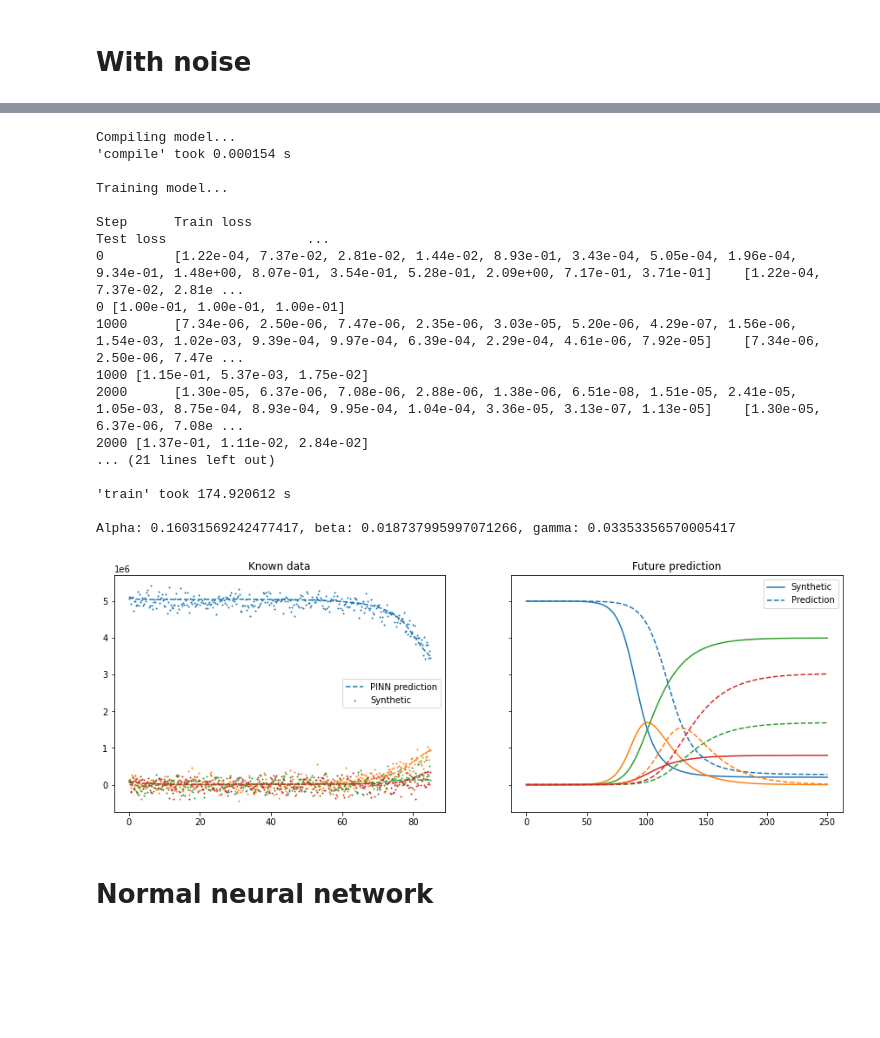
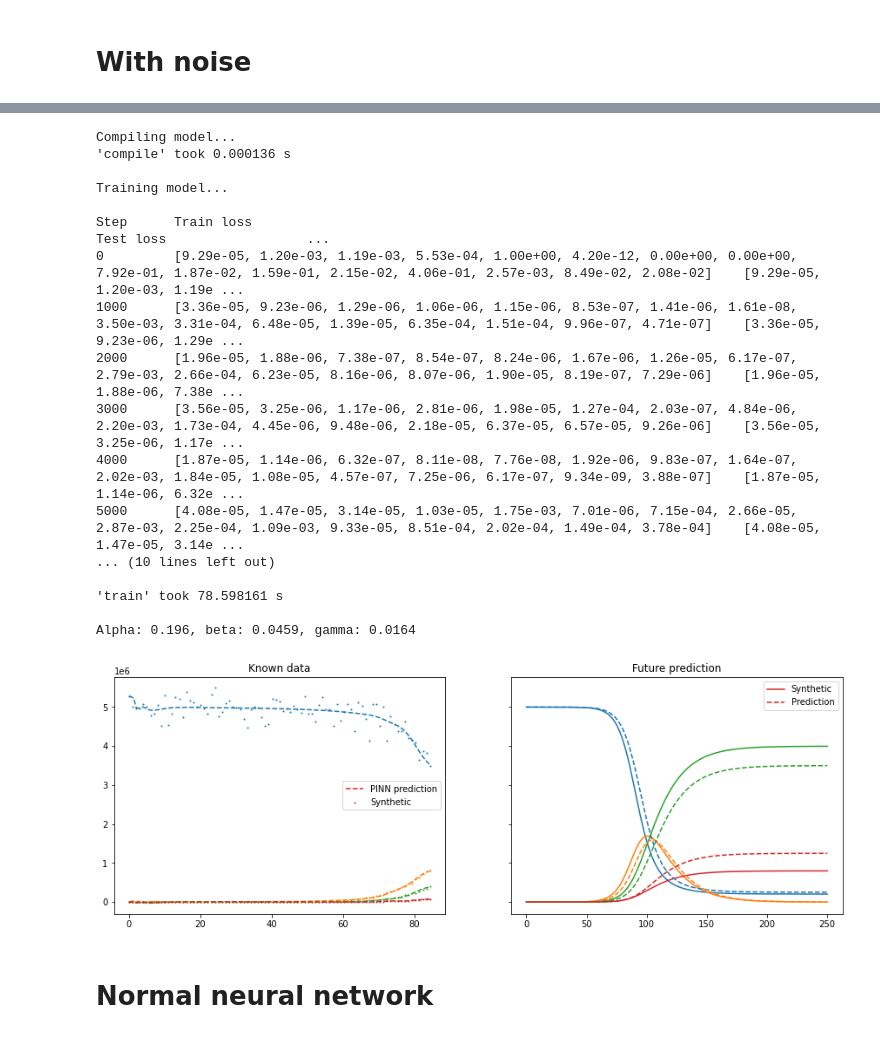
Before and after one commit to Jhammerh92/Deep_Learning_Project_PINN, a Jupyter notebook: DINN_implementation/SIRD_deepxde.ipynb, the cells around one changed output, grey strips where cells are left out. Drawn from its saved outputs; the diff is of its cells as text; code cells hidden in the pictures; blank space fills up the shorter version.

```diff
--- a/DINN_implementation/SIRD_deepxde.ipynb
+++ b/DINN_implementation/SIRD_deepxde.ipynb
@@ -181,7 +185,7 @@ t_bool = t_synth < max_timestep
 t = t_synth[t_bool]
 wsol = wsol_synth[t_bool]
 # %%
-wsol = solver.add_noise(wsol, scale=150000)
+wsol = solver.add_noise(wsol, scale_pct=0.05)
 # %%
 solver.plot_SIRD_scatter(t, wsol)
 # %% [output]
@@ -255,39 +259,39 @@ Alpha: 0.2290877401828766, beta: 0.053968556225299835, gamma: 0.0158511325716972
 # %%
 max_timestep = 85
 t_bool = t_synth < max_timestep
 t = t_synth[t_bool]
 wsol = wsol_synth[t_bool]
-wsol = solver.add_noise(wsol, scale=150000)
+wsol = solver.add_noise(wsol, scale_pct=0.05)
 
 model_noise_less = SIRD_deepxde_net(t, wsol)
 model_noise_less.init_model(print_every=1000)
 model_noise_less.train_model(iterations=10000)
-alpha_nn, beta_nn, gamma_nn = model_noise_less.get_predicted_params()
+alpha_nn, beta_nn, gamma_nn = model_noise_less.get_best_params()
 print(f'Alpha: {alpha_nn}, beta: {beta_nn}, gamma: {gamma_nn}')
 t_nn_param, wsol_nn_param, N_nn_param = solver.solve_SIRD(alpha_nn, beta_nn, gamma_nn)
 model_noise_less.set_synthetic_data(t_synth, wsol_synth)
 model_noise_less.set_nn_synthetic_data(t_nn_param, wsol_nn_param)
 plot_noise_less = Plot(model_noise_less)
 plot_noise_less.show_known_and_prediction()
 # %% [output]
 Compiling model...
-'compile' took 0.000154 s
+'compile' took 0.000136 s
 
 Training model...
 
 Step      Train loss                                                                                                                                                          Test loss                  ...
-0         [1.22e-04, 7.37e-02, 2.81e-02, 1.44e-02, 8.93e-01, 3.43e-04, 5.05e-04, 1.96e-04, 9.34e-01, 1.48e+00, 8.07e-01, 3.54e-01, 5.28e-01, 2.09e+00, 7.17e-01, 3.71e-01]    [1.22e-04, 7.37e-02, 2.81e ...
-0 [1.00e-01, 1.00e-01, 1.00e-01]
-1000      [7.34e-06, 2.50e-06, 7.47e-06, 2.35e-06, 3.03e-05, 5.20e-06, 4.29e-07, 1.56e-06, 1.54e-03, 1.02e-03, 9.39e-04, 9.97e-04, 6.39e-04, 2.29e-04, 4.61e-06, 7.92e-05]    [7.34e-06, 2.50e-06, 7.47e ...
-1000 [1.15e-01, 5.37e-03, 1.75e-02]
-2000      [1.30e-05, 6.37e-06, 7.08e-06, 2.88e-06, 1.38e-06, 6.51e-08, 1.51e-05, 2.41e-05, 1.05e-03, 8.75e-04, 8.93e-04, 9.95e-04, 1.04e-04, 3.36e-05, 3.13e-07, 1.13e-05]    [1.30e-05, 6.37e-06, 7.08e ...
-2000 [1.37e-01, 1.11e-02, 2.84e-02]
-... (21 lines left out)
+0         [9.29e-05, 1.20e-03, 1.19e-03, 5.53e-04, 1.00e+00, 4.20e-12, 0.00e+00, 0.00e+00, 7.92e-01, 1.87e-02, 1.59e-01, 2.15e-02, 4.06e-01, 2.57e-03, 8.49e-02, 2.08e-02]    [9.29e-05, 1.20e-03, 1.19e ...
+1000      [3.36e-05, 9.23e-06, 1.29e-06, 1.06e-06, 1.15e-06, 8.53e-07, 1.41e-06, 1.61e-08, 3.50e-03, 3.31e-04, 6.48e-05, 1.39e-05, 6.35e-04, 1.51e-04, 9.96e-07, 4.71e-07]    [3.36e-05, 9.23e-06, 1.29e ...
+2000      [1.96e-05, 1.88e-06, 7.38e-07, 8.54e-07, 8.24e-06, 1.67e-06, 1.26e-05, 6.17e-07, 2.79e-03, 2.66e-04, 6.23e-05, 8.16e-06, 8.07e-06, 1.90e-05, 8.19e-07, 7.29e-06]    [1.96e-05, 1.88e-06, 7.38e ...
+3000      [3.56e-05, 3.25e-06, 1.17e-06, 2.81e-06, 1.98e-05, 1.27e-04, 2.03e-07, 4.84e-06, 2.20e-03, 1.73e-04, 4.45e-06, 9.48e-06, 2.18e-05, 6.37e-05, 6.57e-05, 9.26e-06]    [3.56e-05, 3.25e-06, 1.17e ...
+4000      [1.87e-05, 1.14e-06, 6.32e-07, 8.11e-08, 7.76e-08, 1.92e-06, 9.83e-07, 1.64e-07, 2.02e-03, 1.84e-05, 1.08e-05, 4.57e-07, 7.25e-06, 6.17e-07, 9.34e-09, 3.88e-07]    [1.87e-05, 1.14e-06, 6.32e ...
+5000      [4.08e-05, 1.47e-05, 3.14e-05, 1.03e-05, 1.75e-03, 7.01e-06, 7.15e-04, 2.66e-05, 2.87e-03, 2.25e-04, 1.09e-03, 9.33e-05, 8.51e-04, 2.02e-04, 1.49e-04, 3.78e-04]    [4.08e-05, 1.47e-05, 3.14e ...
+... (10 lines left out)
 
-'train' took 174.920612 s
+'train' took 78.598161 s
 
-Alpha: 0.16031569242477417, beta: 0.018737995997071266, gamma: 0.03353356570005417
+Alpha: 0.196, beta: 0.0459, gamma: 0.0164
-[figure, old version]
+[figure, new version]
 # %% [markdown]
 # Normal neural network
 # %%
```
Also changed, not shown: parts of 18 cells of this notebook, 1 other file.
